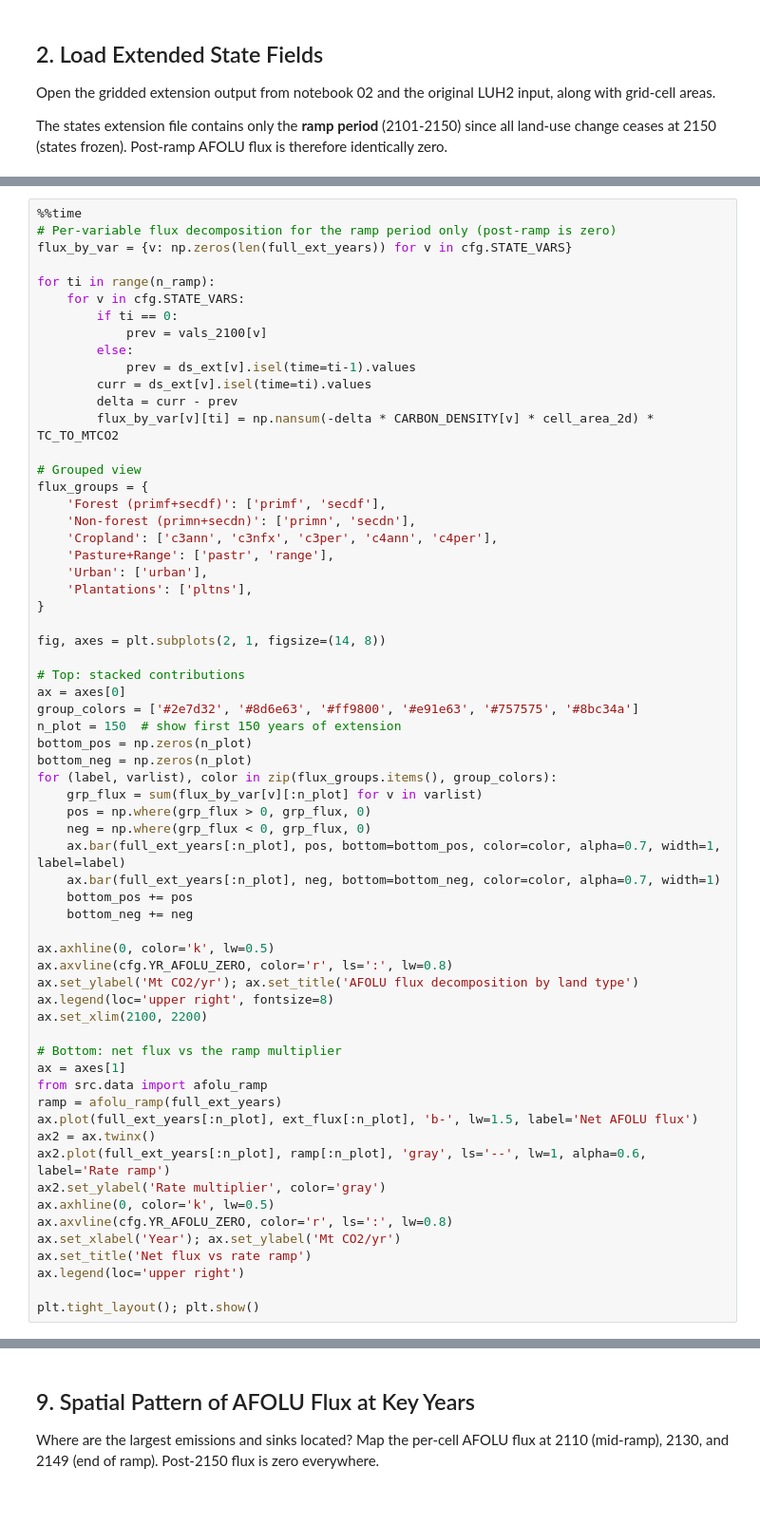
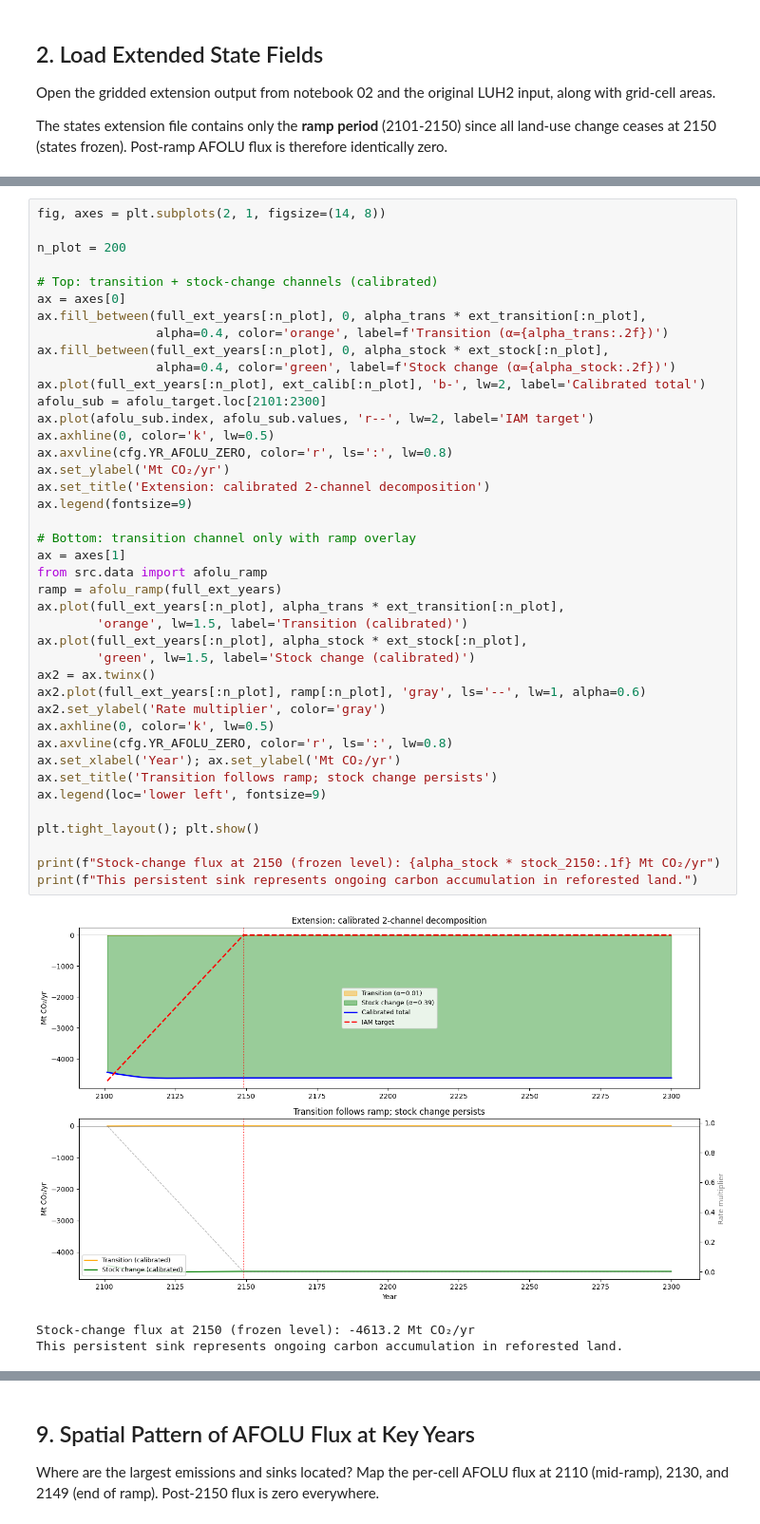
Before and after one commit to benmsanderson/extend-luh, a Jupyter notebook: notebooks/03_afolu_flux_check.ipynb, the cells around one changed output, grey strips where cells are left out. Shown at 95% size. Saved outputs shown, nothing was run; the diff lists cells and outputs as text.

```diff
--- a/notebooks/03_afolu_flux_check.ipynb
+++ b/notebooks/03_afolu_flux_check.ipynb
@@ -257,64 +487,46 @@ Break down the total AFOLU flux by land-use category to understand which transit
 # %%
-%%time
-# Per-variable flux decomposition for the ramp period only (post-ramp is zero)
-flux_by_var = {v: np.zeros(len(full_ext_years)) for v in cfg.STATE_VARS}
-
-for ti in range(n_ramp):
-    for v in cfg.STATE_VARS:
-        if ti == 0:
-            prev = vals_2100[v]
-        else:
-            prev = ds_ext[v].isel(time=ti-1).values
-        curr = ds_ext[v].isel(time=ti).values
-        delta = curr - prev
-        flux_by_var[v][ti] = np.nansum(-delta * CARBON_DENSITY[v] * cell_area_2d) * TC_TO_MTCO2
-
-# Grouped view
-flux_groups = {
-    'Forest (primf+secdf)': ['primf', 'secdf'],
-    'Non-forest (primn+secdn)': ['primn', 'secdn'],
-    'Cropland': ['c3ann', 'c3nfx', 'c3per', 'c4ann', 'c4per'],
-    'Pasture+Range': ['pastr', 'range'],
-    'Urban': ['urban'],
-    'Plantations': ['pltns'],
-}
-
 fig, axes = plt.subplots(2, 1, figsize=(14, 8))
 
-# Top: stacked contributions
+n_plot = 200
+
+# Top: transition + stock-change channels (calibrated)
 ax = axes[0]
-group_colors = ['#2e7d32', '#8d6e63', '#ff9800', '#e91e63', '#757575', '#8bc34a']
-n_plot = 150  # show first 150 years of extension
-bottom_pos = np.zeros(n_plot)
-bottom_neg = np.zeros(n_plot)
-for (label, varlist), color in zip(flux_groups.items(), group_colors):
-    grp_flux = sum(flux_by_var[v][:n_plot] for v in varlist)
-    pos = np.where(grp_flux > 0, grp_flux, 0)
-    neg = np.where(grp_flux < 0, grp_flux, 0)
-    ax.bar(full_ext_years[:n_plot], pos, bottom=bottom_pos, color=color, alpha=0.7, width=1, label=label)
-    ax.bar(full_ext_years[:n_plot], neg, bottom=bottom_neg, color=color, alpha=0.7, width=1)
-    bottom_pos += pos
-    bottom_neg += neg
-
+ax.fill_between(full_ext_years[:n_plot], 0, alpha_trans * ext_transition[:n_plot],
+                alpha=0.4, color='orange', label=f'Transition (α={alpha_trans:.2f})')
+ax.fill_between(full_ext_years[:n_plot], 0, alpha_stock * ext_stock[:n_plot],
+                alpha=0.4, color='green', label=f'Stock change (α={alpha_stock:.2f})')
+ax.plot(full_ext_years[:n_plot], ext_calib[:n_plot], 'b-', lw=2, label='Calibrated total')
+afolu_sub = afolu_target.loc[2101:2300]
+ax.plot(afolu_sub.index, afolu_sub.values, 'r--', lw=2, label='IAM target')
 ax.axhline(0, color='k', lw=0.5)
 ax.axvline(cfg.YR_AFOLU_ZERO, color='r', ls=':', lw=0.8)
-ax.set_ylabel('Mt CO2/yr'); ax.set_title('AFOLU flux decomposition by land type')
-ax.legend(loc='upper right', fontsize=8)
-ax.set_xlim(2100, 2200)
+ax.set_ylabel('Mt CO₂/yr')
+ax.set_title('Extension: calibrated 2-channel decomposition')
+ax.legend(fontsize=9)
 
-# Bottom: net flux vs the ramp multiplier
+# Bottom: transition channel only with ramp overlay
 ax = axes[1]
 from src.data import afolu_ramp
 ramp = afolu_ramp(full_ext_years)
-ax.plot(full_ext_years[:n_plot], ext_flux[:n_plot], 'b-', lw=1.5, label='Net AFOLU flux')
+ax.plot(full_ext_years[:n_plot], alpha_trans * ext_transition[:n_plot],
+        'orange', lw=1.5, label='Transition (calibrated)')
+ax.plot(full_ext_years[:n_plot], alpha_stock * ext_stock[:n_plot],
+        'green', lw=1.5, label='Stock change (calibrated)')
 ax2 = ax.twinx()
-ax2.plot(full_ext_years[:n_plot], ramp[:n_plot], 'gray', ls='--', lw=1, alpha=0.6, label='Rate ramp')
+ax2.plot(full_ext_years[:n_plot], ramp[:n_plot], 'gray', ls='--', lw=1, alpha=0.6)
 ax2.set_ylabel('Rate multiplier', color='gray')
 ax.axhline(0, color='k', lw=0.5)
 ax.axvline(cfg.YR_AFOLU_ZERO, color='r', ls=':', lw=0.8)
-ax.set_xlabel('Year'); ax.set_ylabel('Mt CO2/yr')
-ax.set_title('Net flux vs rate ramp')
-ax.legend(loc='upper right')
+ax.set_xlabel('Year'); ax.set_ylabel('Mt CO₂/yr')
+ax.set_title('Transition follows ramp; stock change persists')
+ax.legend(loc='lower left', fontsize=9)
 
 plt.tight_layout(); plt.show()
+
+print(f"Stock-change flux at 2150 (frozen level): {alpha_stock * stock_2150:.1f} Mt CO₂/yr")
+print(f"This persistent sink represents ongoing carbon accumulation in reforested land.")
+# %% [output]
+[figure, added]
+Stock-change flux at 2150 (frozen level): -4613.2 Mt CO₂/yr
+This persistent sink represents ongoing carbon accumulation in reforested land.
 # %% [markdown]
```
Also changed, not shown: parts of 21 cells of this notebook.
